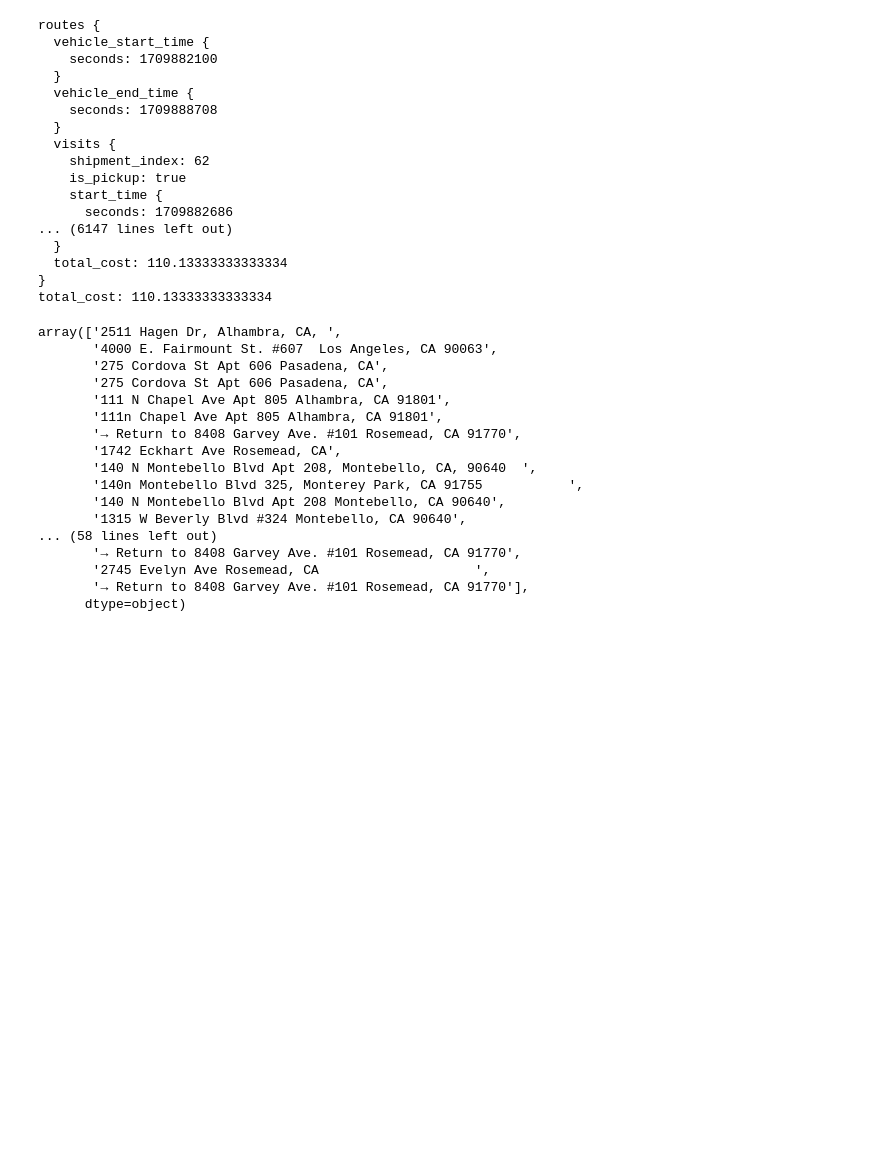
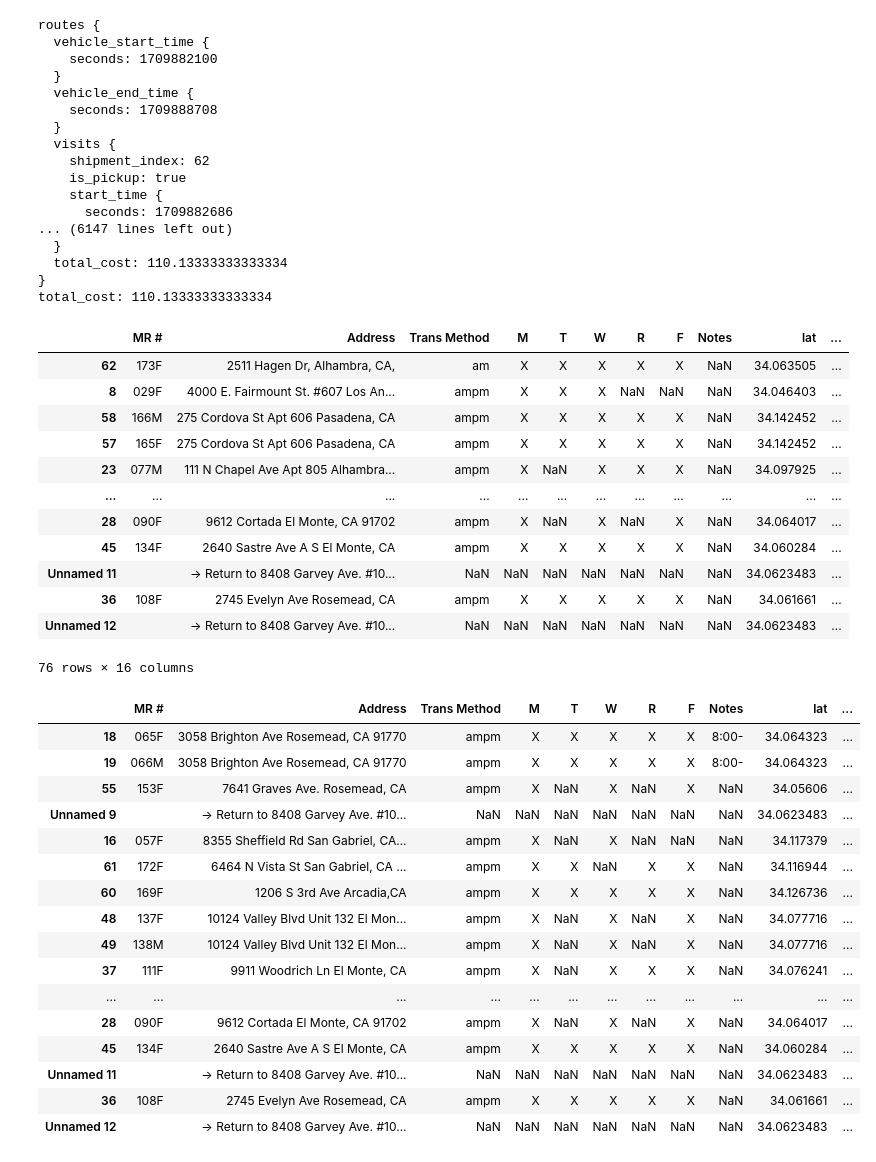
Before and after one commit to KC-Zhang/wheelTrans, a Jupyter notebook: src/wheeltrans/mainNotebook.ipynb, the cells around one changed output. Drawn from its saved outputs; the diff is of its cells as text; code cells hidden in the pictures; blank space fills up the shorter version.

```diff
--- a/src/wheeltrans/mainNotebook.ipynb
+++ b/src/wheeltrans/mainNotebook.ipynb
@@ -266,7 +266,7 @@ for vehicleRoute in fleetOptimizationResponse.routes:
                 "order": index,
                 "routePolyline": points,
                 "tripNumber": tripNumber,
-                "Address": "→ Return to 8408 Garvey Ave. #101 Rosemead, CA 91770",
+                "Address": "-> Return to 8408 Garvey Ave. #101 Rosemead, CA 91770",
                 "lat":'34.0623483',
                 "lng": '-118.0859541'
             }
@@ -285,23 +285,39 @@ for vehicleRoute in fleetOptimizationResponse.routes:
         optimizedList.append(row)
 
 optimizedDf = pandas.DataFrame(optimizedList)
-optimizedDf['Address'].values
+optimizedDf
 # %% [output]
+|  | MR # | Address | Trans Method | M | T | W | R | F | Notes | lat | ... |
+| 62 | 173F | 2511 Hagen Dr, Alhambra, CA, | am | X | X | X | X | X | NaN | 34.063505 | ... |
+| 8 | 029F | 4000 E. Fairmount St. #607 Los An... | ampm | X | X | X | NaN | NaN | NaN | 34.046403 | ... |
+| 58 | 166M | 275 Cordova St Apt 606 Pasadena, CA | ampm | X | X | X | X | X | NaN | 34.142452 | ... |
+| 57 | 165F | 275 Cordova St Apt 606 Pasadena, CA | ampm | X | X | X | X | X | NaN | 34.142452 | ... |
+| 23 | 077M | 111 N Chapel Ave Apt 805 Alhambra... | ampm | X | NaN | X | X | X | NaN | 34.097925 | ... |
+| ... | ... | ... | ... | ... | ... | ... | ... | ... | ... | ... | ... |
+| 28 | 090F | 9612 Cortada El Monte, CA 91702 | ampm | X | NaN | X | NaN | X | NaN | 34.064017 | ... |
+| 45 | 134F | 2640 Sastre Ave A S El Monte, CA | ampm | X | X | X | X | X | NaN | 34.060284 | ... |
+| Unnamed 11 |  | -> Return to 8408 Garvey Ave. #10... | NaN | NaN | NaN | NaN | NaN | NaN | NaN | 34.0623483 | ... |
+| 36 | 108F | 2745 Evelyn Ave Rosemead, CA | ampm | X | X | X | X | X | NaN | 34.061661 | ... |
+| Unnamed 12 |  | -> Return to 8408 Garvey Ave. #10... | NaN | NaN | NaN | NaN | NaN | NaN | NaN | 34.0623483 | ... |
-array(['2511 Hagen Dr, Alhambra, CA, ',
-       '4000 E. Fairmount St. #607  Los Angeles, CA 90063',
-       '275 Cordova St Apt 606 Pasadena, CA',
-       '275 Cordova St Apt 606 Pasadena, CA',
-       '111 N Chapel Ave Apt 805 Alhambra, CA 91801',
-       '111n Chapel Ave Apt 805 Alhambra, CA 91801',
-       '→ Return to 8408 Garvey Ave. #101 Rosemead, CA 91770',
-       '1742 Eckhart Ave Rosemead, CA',
-       '140 N Montebello Blvd Apt 208, Montebello, CA, 90640  ',
-       '140n Montebello Blvd 325, Monterey Park, CA 91755           ',
-       '140 N Montebello Blvd Apt 208 Montebello, CA 90640',
-       '1315 W Beverly Blvd #324 Montebello, CA 90640',
-... (58 lines left out)
-       '→ Return to 8408 Garvey Ave. #101 Rosemead, CA 91770',
-       '2745 Evelyn Ave Rosemead, CA                    ',
-       '→ Return to 8408 Garvey Ave. #101 Rosemead, CA 91770'],
-      dtype=object)
+76 rows × 16 columns
+# %%
+optimizedDf[optimizedDf['vehicle']==3]
+# %% [output]
+|  | MR # | Address | Trans Method | M | T | W | R | F | Notes | lat | ... |
+| 18 | 065F | 3058 Brighton Ave Rosemead, CA 91770 | ampm | X | X | X | X | X | 8:00- | 34.064323 | ... |
+| 19 | 066M | 3058 Brighton Ave Rosemead, CA 91770 | ampm | X | X | X | X | X | 8:00- | 34.064323 | ... |
+| 55 | 153F | 7641 Graves Ave. Rosemead, CA | ampm | X | NaN | X | NaN | X | NaN | 34.05606 | ... |
+| Unnamed 9 |  | -> Return to 8408 Garvey Ave. #10... | NaN | NaN | NaN | NaN | NaN | NaN | NaN | 34.0623483 | ... |
+| 16 | 057F | 8355 Sheffield Rd San Gabriel, CA... | ampm | X | NaN | X | NaN | NaN | NaN | 34.117379 | ... |
+| 61 | 172F | 6464 N Vista St San Gabriel, CA ... | ampm | X | X | NaN | X | X | NaN | 34.116944 | ... |
+| 60 | 169F | 1206 S 3rd Ave Arcadia,CA | ampm | X | X | X | X | X | NaN | 34.126736 | ... |
+| 48 | 137F | 10124 Valley Blvd Unit 132 El Mon... | ampm | X | NaN | X | NaN | X | NaN | 34.077716 | ... |
+| 49 | 138M | 10124 Valley Blvd Unit 132 El Mon... | ampm | X | NaN | X | NaN | X | NaN | 34.077716 | ... |
+| 37 | 111F | 9911 Woodrich Ln El Monte, CA | ampm | X | NaN | X | X | X | NaN | 34.076241 | ... |
+| ... | ... | ... | ... | ... | ... | ... | ... | ... | ... | ... | ... |
+| 28 | 090F | 9612 Cortada El Monte, CA 91702 | ampm | X | NaN | X | NaN | X | NaN | 34.064017 | ... |
+| 45 | 134F | 2640 Sastre Ave A S El Monte, CA | ampm | X | X | X | X | X | NaN | 34.060284 | ... |
+| Unnamed 11 |  | -> Return to 8408 Garvey Ave. #10... | NaN | NaN | NaN | NaN | NaN | NaN | NaN | 34.0623483 | ... |
+| 36 | 108F | 2745 Evelyn Ave Rosemead, CA | ampm | X | X | X | X | X | NaN | 34.061661 | ... |
+| Unnamed 12 |  | -> Return to 8408 Garvey Ave. #10... | NaN | NaN | NaN | NaN | NaN | NaN | NaN | 34.0623483 | ... |
 # %%
```
Also changed, not shown: parts of 1 cell of this notebook, 1 other file.
